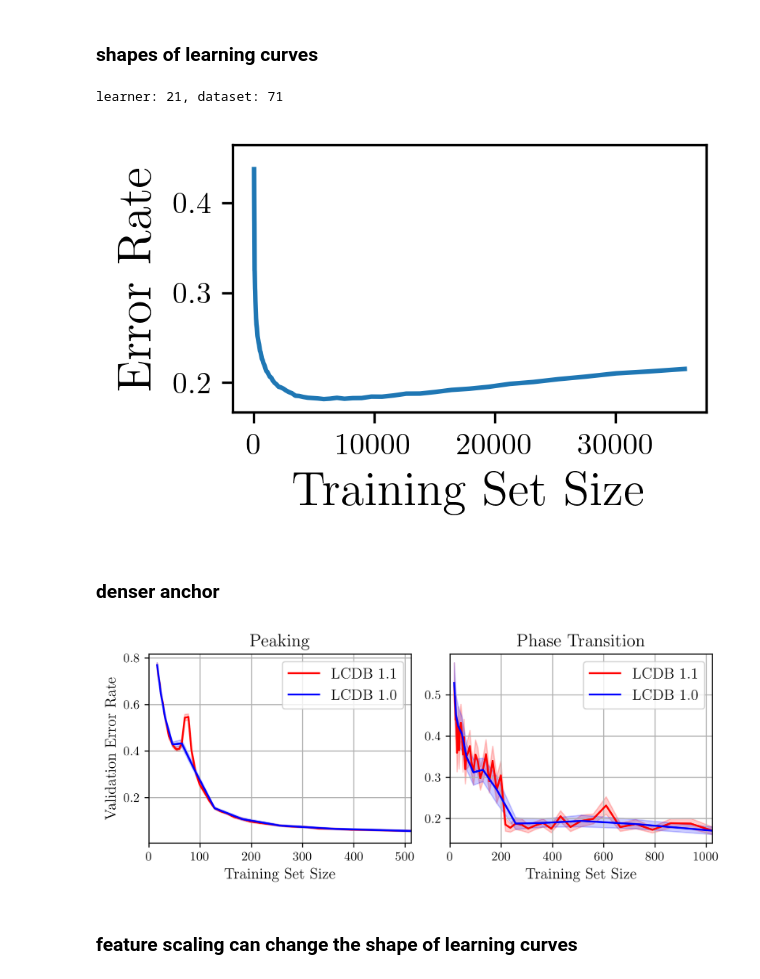
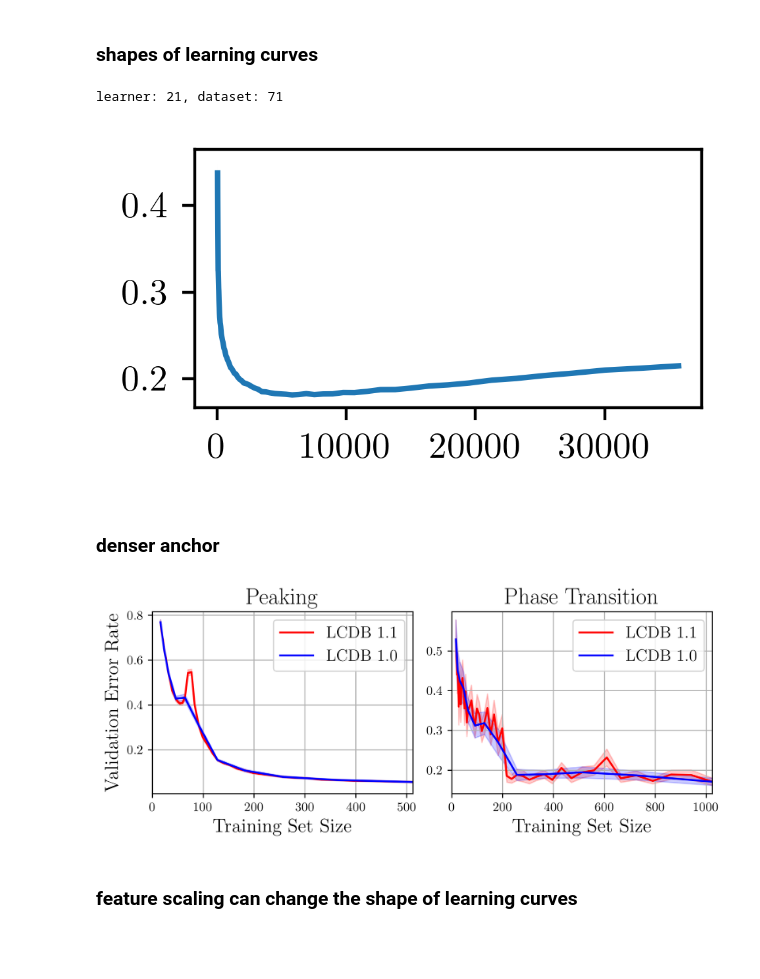
Before and after one commit to learning-curve-research/LCDB-1.1, a Jupyter notebook: analysis/Intro - figure.ipynb, the cells around one changed output. Drawn from its saved outputs; the diff is of its cells as text; code cells hidden in the pictures; blank space fills up the shorter version.

```diff
--- a/analysis/Intro - figure.ipynb
+++ b/analysis/Intro - figure.ipynb
@@ -26,35 +26,34 @@ dataset_nofs, dataset_minmaxfs, dataset_standardfs = dataset_CC18[..., 0, 0], da
 ### shapes of learning curves
 # %%
 # transition
-# LEARNER, DATASET = 11, 66
 # LEARNER, DATASET = 11, 48
 LEARNER, DATASET = 13, 61
 LEARNER, DATASET = 11, 31
 # peaking
 LEARNER, DATASET = 12, 58
 # dipping
 LEARNER, DATASET = 3, 42
 LEARNER, DATASET = 21, 71
 
 print(f"learner: {LEARNER}, dataset: {DATASET}")
 lc_clean = dataset_nofs[DATASET, LEARNER, :, :, :, 1]
 mean_clean = np.nanmean(lc_clean[:, :, :], axis=(0, 1))
 se_clean = np.nanstd(lc_clean[:, :, :], axis=(0, 1), ddof=1) / np.sqrt(np.sum(~np.isnan(lc_clean[:, :, :]), axis=(0, 1)))
 
-plt.figure(figsize=(3, 2), dpi=300)
+plt.figure(figsize=(2.5, 1.5), dpi=400)
 plt.plot(anchor_list_denser, mean_clean, label = "LCDB 1.1")
 plt.fill_between(anchor_list_denser, mean_clean - se_clean, mean_clean + se_clean, alpha=0.2)
 # plt.title(f'{learner_zoo[LEARNER]}, \n OpenML ID {dataset_ids_CC18[DATASET]}', fontsize=16)
-plt.xlabel('Training Set Size', fontsize=16)
-plt.ylabel('Error Rate', fontsize=16)
+# plt.xlabel('Training Set Size', fontsize=16)
+# plt.ylabel('Error Rate', fontsize=16)
 # plt.xscale('log')
 # plt.xticks([])
 # plt.yticks([])
 plt.tight_layout()
 plt.show()
 # %% [output]
 learner: 21, dataset: 71
-[figure, old version]
+[figure, new version]
 # %% [markdown]
 ### denser anchor
 # %%
@@ -71,12 +70,12 @@ axs[0].fill_between(anchor_list_denser, mean_clean - se_clean, mean_clean + se_c
 axs[0].plot(anchor_list_denser[::4], mean_clean[::4], color='blue', label="LCDB 1.0")
 axs[0].fill_between(anchor_list_denser[::4], mean_clean[::4] - se_clean[::4], mean_clean[::4] + se_clean[::4], color='blue', alpha=0.2)
 
-axs[0].set_title('Peaking', fontsize=14)
-axs[0].set_xlabel('Training Set Size', fontsize=12)
-axs[0].set_ylabel('Validation Error Rate', fontsize=12)
+axs[0].set_title('Peaking', fontsize=18)
+axs[0].set_xlabel('Training Set Size', fontsize=15)
+axs[0].set_ylabel('Validation Error Rate', fontsize=15)
 # axs[0].set_xlim(right=anchor_list_denser[::4][np.count_nonzero(~np.isnan(mean_clean[::4])) - 1])
 axs[0].set_xlim(0, 512)
-axs[0].legend(fontsize=12)
+axs[0].legend(fontsize=13)
 axs[0].grid()
 
 
@@ -91,17 +90,17 @@ axs[1].fill_between(anchor_list_denser, mean_clean - se_clean, mean_clean + se_c
 axs[1].plot(anchor_list_denser[::4], mean_clean[::4], color='blue', label="LCDB 1.0")
 axs[1].fill_between(anchor_list_denser[::4], mean_clean[::4] - se_clean[::4], mean_clean[::4] + se_clean[::4], color='blue', alpha=0.2)
 
-axs[1].set_title('Phase Transition', fontsize=14)
-axs[1].set_xlabel('Training Set Size', fontsize=12)
+axs[1].set_title('Phase Transition', fontsize=18)
+axs[1].set_xlabel('Training Set Size', fontsize=15)
 # axs[1].set_xlim(right=anchor_list_denser[::4][np.count_nonzero(~np.isnan(mean_clean[::4])) - 1])
 axs[1].set_xlim(0, 1024)
-axs[1].legend(fontsize=12)
+axs[1].legend(fontsize=13)
 axs[1].grid()
 
 plt.tight_layout()
 plt.show()
 # %% [output]
-[figure, old version]
+[figure, new version]
 # %% [markdown]
 ### feature scaling can change the shape of learning curves
 # %%
```
Also changed, not shown: parts of 3 cells of this notebook, 15 other files.
